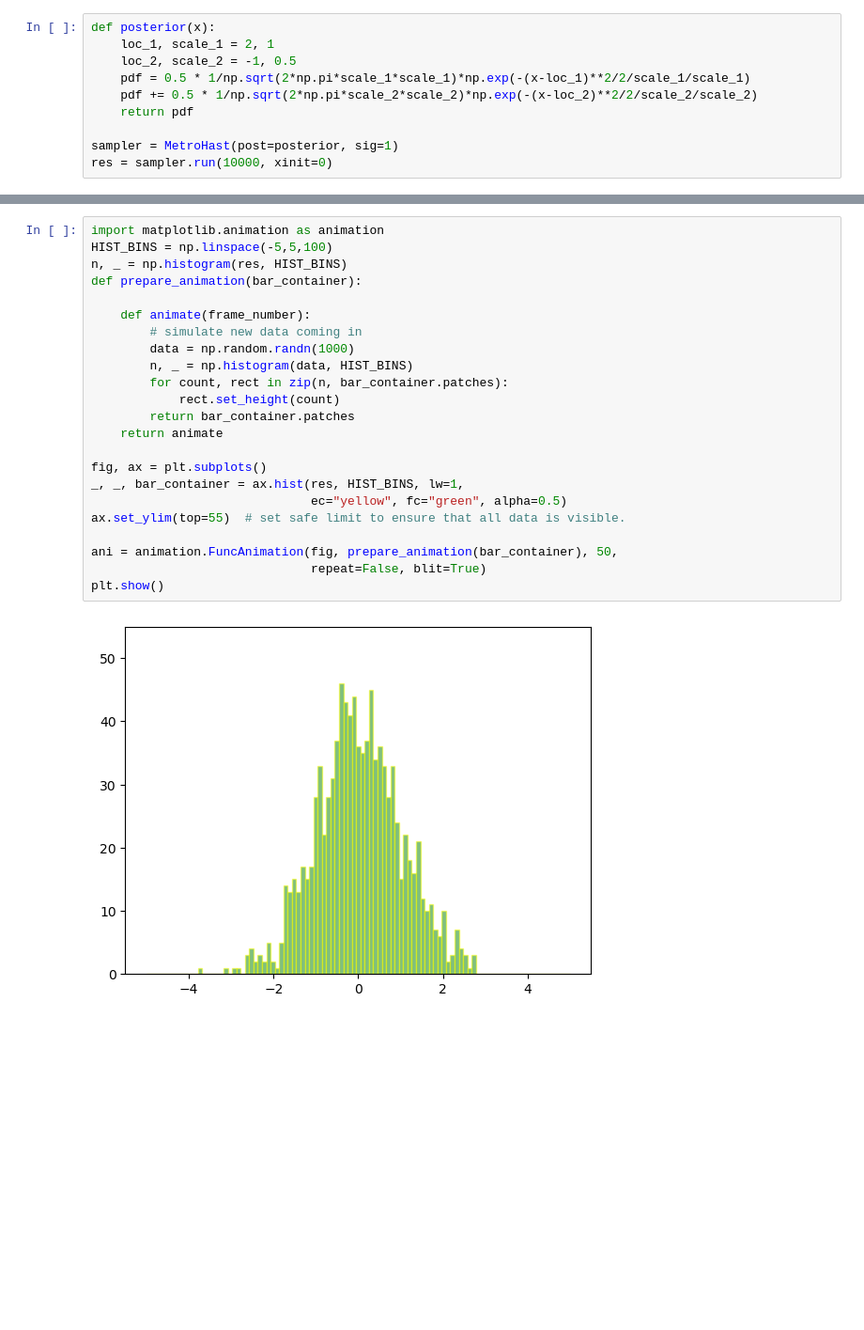
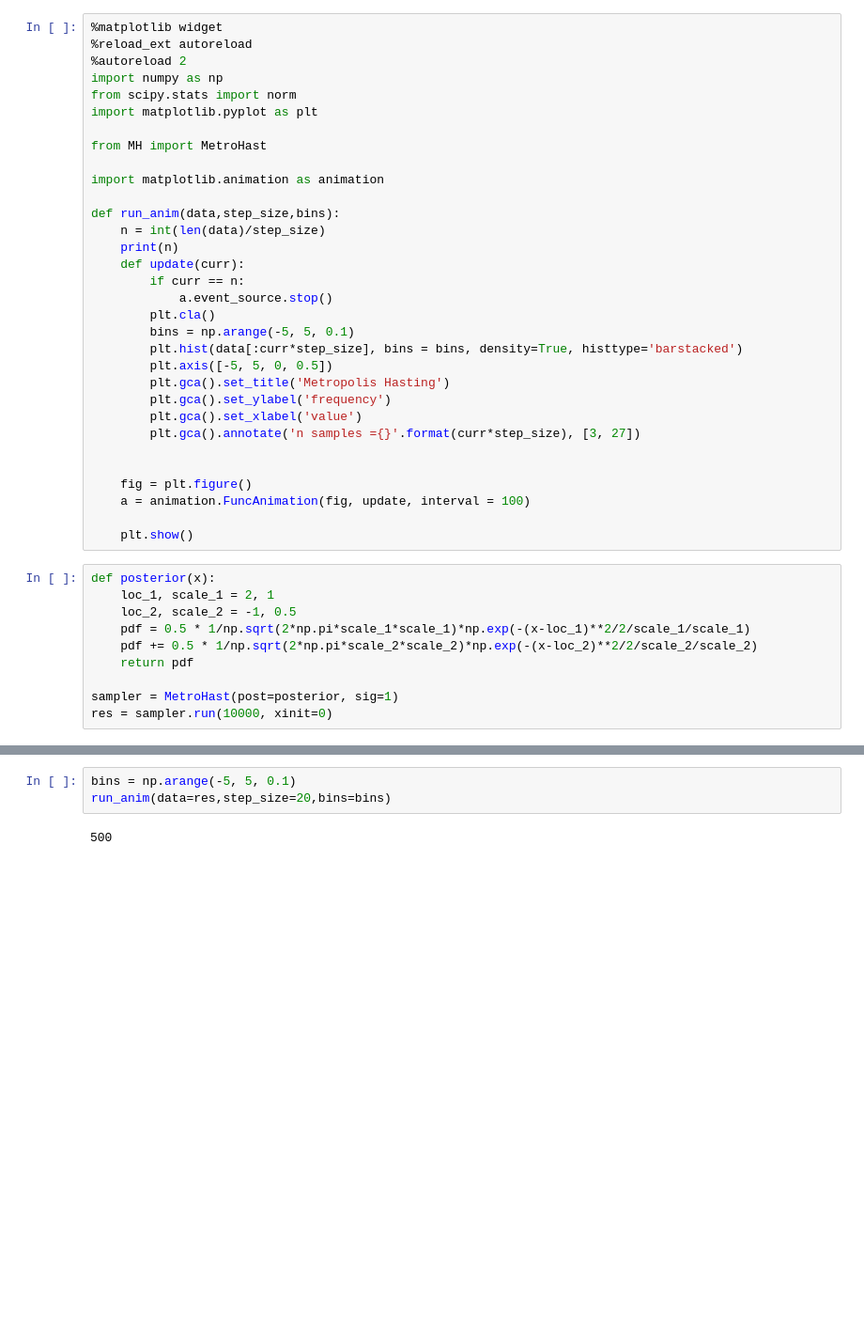
Before and after one commit to AZhou00/montecarlo-demo, a Jupyter notebook: MC.ipynb, the cells around one changed output, grey strips where cells are left out. Shown at 94% size. Drawn from its saved outputs; the diff is of its cells as text; blank space fills up the shorter version.

Commit message:
added animation for MH

```diff
--- a/MC.ipynb
+++ b/MC.ipynb
@@ -9,3 +1,35 @@ from MH import MetroHast
+# %%
+%matplotlib widget
+%reload_ext autoreload
+%autoreload 2
+import numpy as np
+from scipy.stats import norm
+import matplotlib.pyplot as plt
+
+from MH import MetroHast
+
+import matplotlib.animation as animation
+
+def run_anim(data,step_size,bins):
+    n = int(len(data)/step_size)
+    print(n)
+    def update(curr):
+        if curr == n:
+            a.event_source.stop()
+        plt.cla()
+        bins = np.arange(-5, 5, 0.1)
+        plt.hist(data[:curr*step_size], bins = bins, density=True, histtype='barstacked')
+        plt.axis([-5, 5, 0, 0.5])
+        plt.gca().set_title('Metropolis Hasting')
+        plt.gca().set_ylabel('frequency')
+        plt.gca().set_xlabel('value')
+        plt.gca().annotate('n samples ={}'.format(curr*step_size), [3, 27])
+
+
+    fig = plt.figure()
+    a = animation.FuncAnimation(fig, update, interval = 100)
+
+    plt.show()
 # %%
 def posterior(x):
     loc_1, scale_1 = 2, 1
@@ -45,25 +51,6 @@ plt.show()
-# %%
-import matplotlib.animation as animation
-HIST_BINS = np.linspace(-5,5,100)
-n, _ = np.histogram(res, HIST_BINS)
-def prepare_animation(bar_container):
-
-    def animate(frame_number):
-        # simulate new data coming in
-        data = np.random.randn(1000)
-        n, _ = np.histogram(data, HIST_BINS)
-        for count, rect in zip(n, bar_container.patches):
-            rect.set_height(count)
-        return bar_container.patches
-    return animate
-
-fig, ax = plt.subplots()
-_, _, bar_container = ax.hist(res, HIST_BINS, lw=1,
-                              ec="yellow", fc="green", alpha=0.5)
-ax.set_ylim(top=55)  # set safe limit to ensure that all data is visible.
-
-ani = animation.FuncAnimation(fig, prepare_animation(bar_container), 50,
-                              repeat=False, blit=True)
-plt.show()
-# %% [output]
-[figure, removed]
+# %%
+bins = np.arange(-5, 5, 0.1)
+run_anim(data=res,step_size=20,bins=bins)
+# %% [output]
+500
+[figure, added]
```
Also changed, not shown: parts of 5 cells of this notebook.
